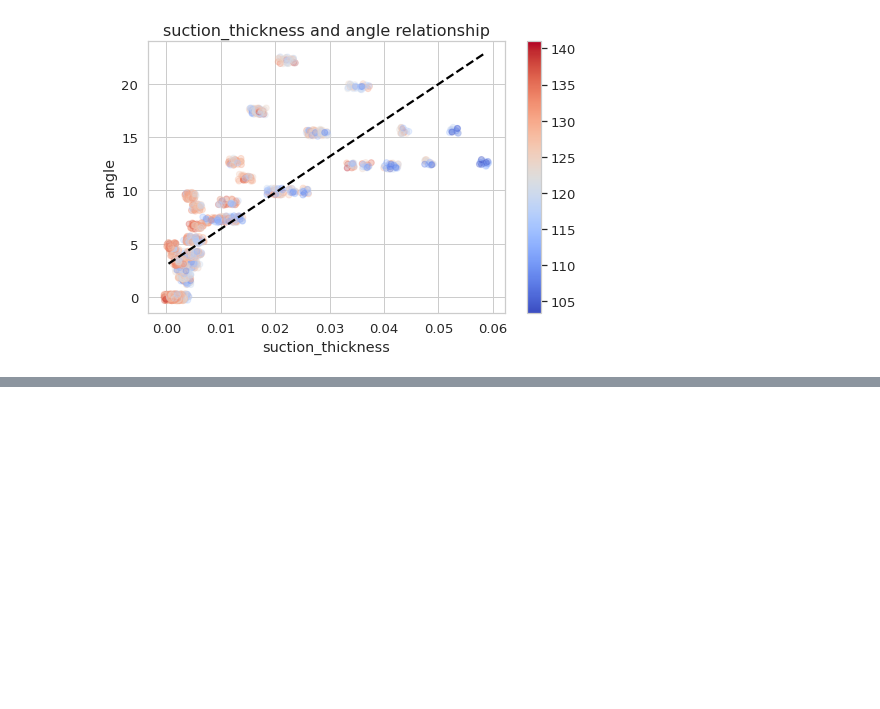
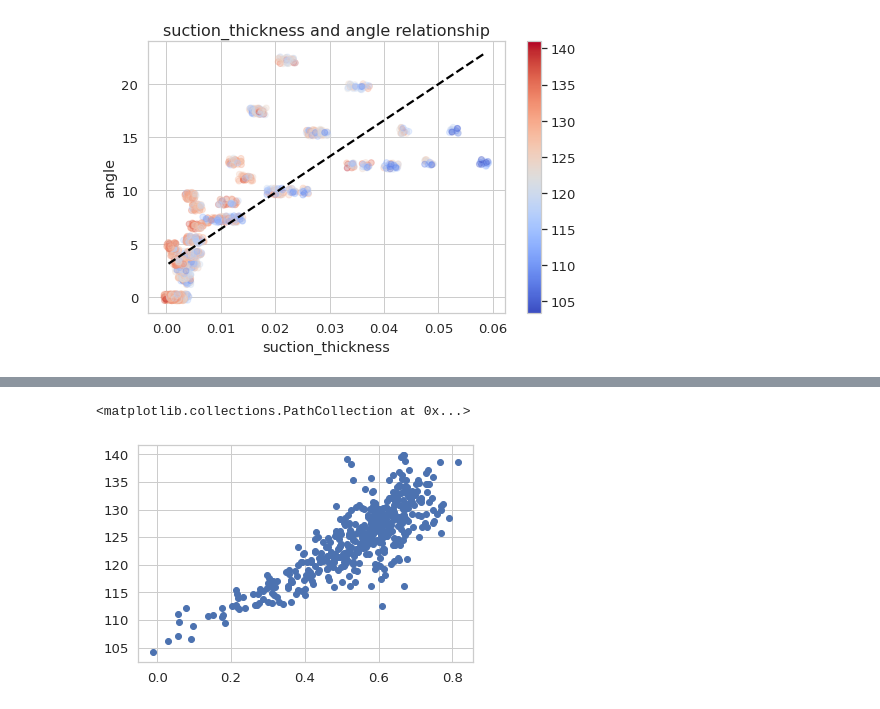
Before and after one commit to bruno-accioli/pressure-prediction-regression, a Jupyter notebook: train.ipynb, the cells around one changed output, grey strips where cells are left out. Saved outputs shown, nothing was run; the diff lists cells and outputs as text; code cells hidden in the pictures; blank space fills up the shorter version.

```diff
--- a/train.ipynb
+++ b/train.ipynb
@@ -120,0 +309,7 @@ color_bar.draw_all()
+# %%
+pred = model.predict(X_test)
+
+plt.scatter(pred, scaler_output.inverse_transform(y_test))
+# %% [output]
+<matplotlib.collections.PathCollection at 0x...>
+[figure, added]
```
Also changed, not shown: parts of 19 cells of this notebook.
